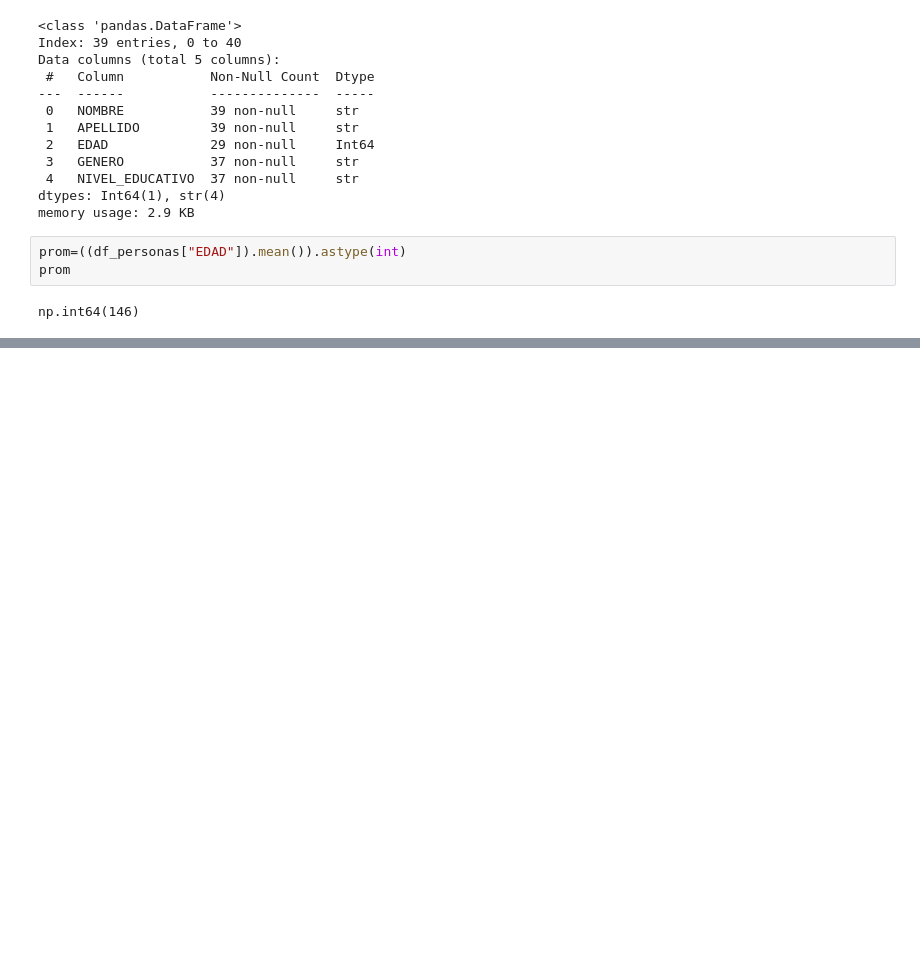
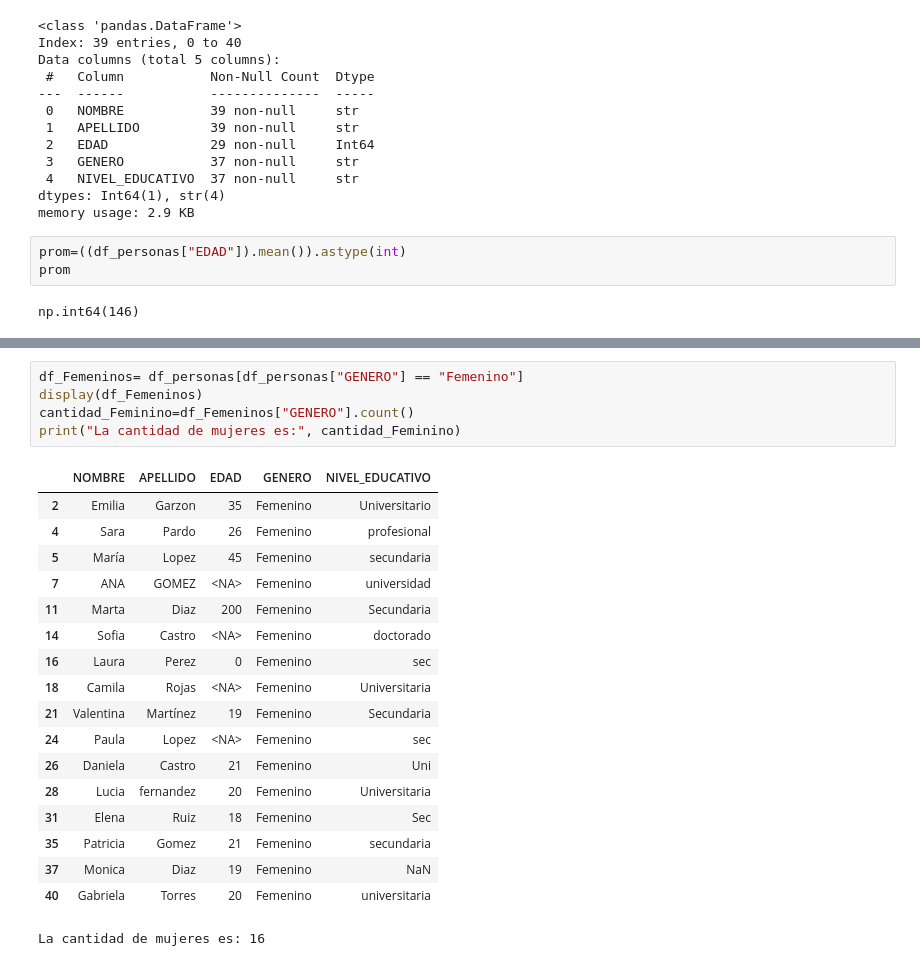
Before and after one commit to Andrevel12/Ejercicio_analisis_data, a Jupyter notebook: 25personasejercicio.ipynb, the cells around one changed output, grey strips where cells are left out. Drawn from its saved outputs; the diff is of its cells as text; blank space fills up the shorter version.

```diff
--- a/25personasejercicio.ipynb
+++ b/25personasejercicio.ipynb
@@ -114,0 +170,24 @@ df_personas["GENERO"].replace([M])
+# %%
+df_Femeninos= df_personas[df_personas["GENERO"] == "Femenino"]
+display(df_Femeninos)
+cantidad_Feminino=df_Femeninos["GENERO"].count()
+print("La cantidad de mujeres es:", cantidad_Feminino)
+# %% [output]
+|  | NOMBRE | APELLIDO | EDAD | GENERO | NIVEL_EDUCATIVO |
+| 2 | Emilia | Garzon | 35 | Femenino | Universitario |
+| 4 | Sara | Pardo | 26 | Femenino | profesional |
+| 5 | María | Lopez | 45 | Femenino | secundaria |
+| 7 | ANA | GOMEZ | <NA> | Femenino | universidad |
+| 11 | Marta | Diaz | 200 | Femenino | Secundaria |
+| 14 | Sofia | Castro | <NA> | Femenino | doctorado |
+| 16 | Laura | Perez | 0 | Femenino | sec |
+| 18 | Camila | Rojas | <NA> | Femenino | Universitaria |
+| 21 | Valentina | Martínez | 19 | Femenino | Secundaria |
+| 24 | Paula | Lopez | <NA> | Femenino | sec |
+| 26 | Daniela | Castro | 21 | Femenino | Uni |
+| 28 | Lucia | fernandez | 20 | Femenino | Universitaria |
+| 31 | Elena | Ruiz | 18 | Femenino | Sec |
+| 35 | Patricia | Gomez | 21 | Femenino | secundaria |
+| 37 | Monica | Diaz | 19 | Femenino | NaN |
+| 40 | Gabriela | Torres | 20 | Femenino | universitaria |
+La cantidad de mujeres es: 16
```
Also changed, not shown: parts of 11 cells of this notebook, 1 other file.
